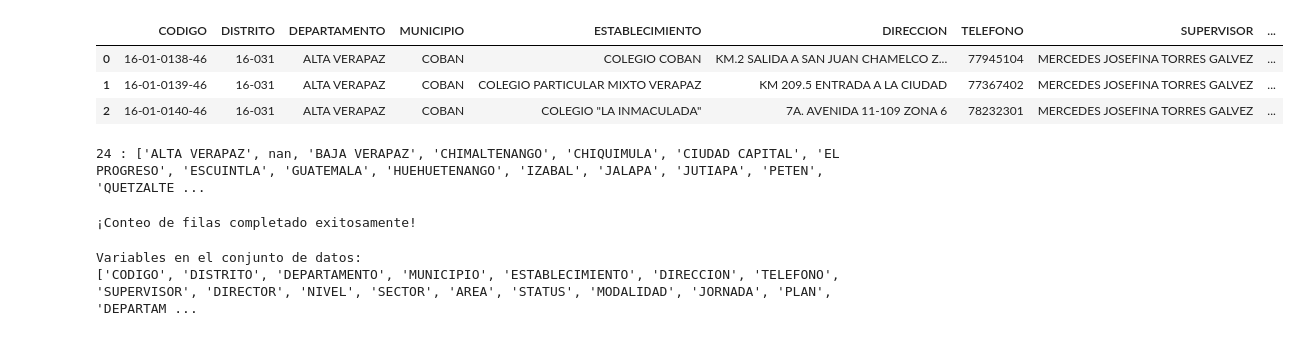
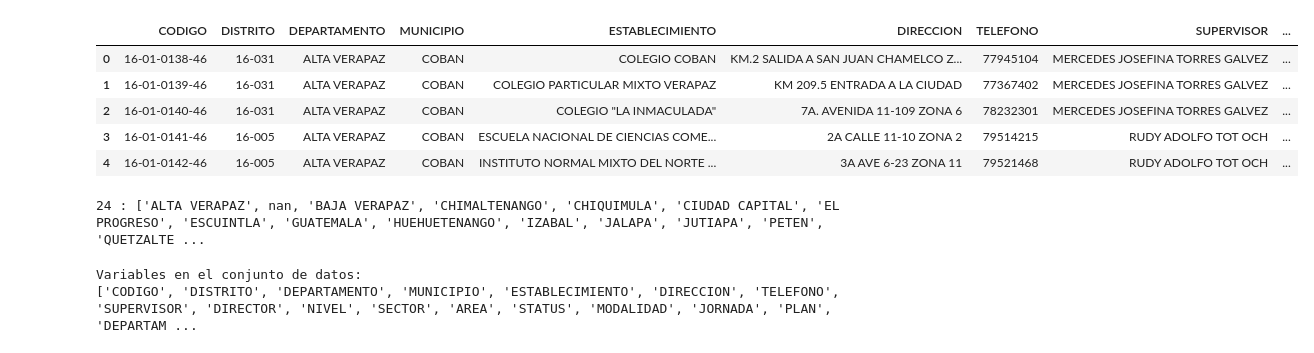
Before and after one commit to Gustixa/P1_DS, a Jupyter notebook: p1.ipynb, the cells around one changed output. Cells and saved outputs as stored; diff of their text form; code cells hidden in the pictures.

```diff
--- a/p1.ipynb
+++ b/p1.ipynb
@@ -30,12 +29,14 @@ if len(dataframes) > 0:
 	print("¡Archivos CSV combinados y limpios exitosamente!")
 # %%
 df = pd.read_csv("dataset.csv", encoding="utf-8")
-df.head(3)
+df.head(5)
 # %% [output]
 |  | CODIGO | DISTRITO | DEPARTAMENTO | MUNICIPIO | ESTABLECIMIENTO | DIRECCION | TELEFONO | SUPERVISOR | ... |
 | 0 | 16-01-0138-46 | 16-031 | ALTA VERAPAZ | COBAN | COLEGIO COBAN | KM.2 SALIDA A SAN JUAN CHAMELCO Z... | 77945104 | MERCEDES JOSEFINA TORRES GALVEZ | ... |
 | 1 | 16-01-0139-46 | 16-031 | ALTA VERAPAZ | COBAN | COLEGIO PARTICULAR MIXTO VERAPAZ | KM 209.5 ENTRADA A LA CIUDAD | 77367402 | MERCEDES JOSEFINA TORRES GALVEZ | ... |
 | 2 | 16-01-0140-46 | 16-031 | ALTA VERAPAZ | COBAN | COLEGIO "LA INMACULADA" | 7A. AVENIDA 11-109 ZONA 6 | 78232301 | MERCEDES JOSEFINA TORRES GALVEZ | ... |
+| 3 | 16-01-0141-46 | 16-005 | ALTA VERAPAZ | COBAN | ESCUELA NACIONAL DE CIENCIAS COME... | 2A CALLE 11-10 ZONA 2 | 79514215 | RUDY ADOLFO TOT OCH | ... |
+| 4 | 16-01-0142-46 | 16-005 | ALTA VERAPAZ | COBAN | INSTITUTO NORMAL MIXTO DEL NORTE ... | 3A AVE 6-23 ZONA 11 | 79521468 | RUDY ADOLFO TOT OCH | ... |
 # %%
 deptos = df['DEPARTAMENTO']
 deptos = list(dict.fromkeys(deptos))
@@ -43,27 +44,26 @@ print(f"{len(deptos)} : {deptos}")
 # %% [output]
 24 : ['ALTA VERAPAZ', nan, 'BAJA VERAPAZ', 'CHIMALTENANGO', 'CHIQUIMULA', 'CIUDAD CAPITAL', 'EL PROGRESO', 'ESCUINTLA', 'GUATEMALA', 'HUEHUETENANGO', 'IZABAL', 'JALAPA', 'JUTIAPA', 'PETEN', 'QUETZALTE ...
 # %%
-# Inicializa un diccionario para almacenar el conteo de filas de cada archivo
-file_row_counts = {}
+if len(dataframes) > 0:
+	# Inicializa un diccionario para almacenar el conteo de filas de cada archivo
+	file_row_counts = {}
 
-# Recorre todos los archivos en el directorio
-for filename in os.listdir(directorio):
-	if filename.endswith(".csv"):
-		filepath = os.path.join(directorio, filename)
-		# Lee cada archivo CSV omitiendo la primera fila
-		df = pd.read_csv(filepath, skiprows=1, encoding="utf-8")
-		# Elimina columnas "Unnamed"
-		df = df.loc[:, ~df.columns.str.contains('^Unnamed')]
-		# Cuenta el número de filas y almacena el resultado en el diccionario
-		file_row_counts[filename] = df.shape[0]
+	# Recorre todos los archivos en el directorio
+	for filename in os.listdir(directorio):
+		if filename.endswith(".csv"):
+			filepath = os.path.join(directorio, filename)
+			# Lee cada archivo CSV omitiendo la primera fila
+			df = pd.read_csv(filepath, skiprows=1, encoding="utf-8")
+			# Elimina columnas "Unnamed"
+			df = df.loc[:, ~df.columns.str.contains('^Unnamed')]
+			# Cuenta el número de filas y almacena el resultado en el diccionario
+			file_row_counts[filename] = df.shape[0]
 
-# Imprime el conteo de filas de cada archivo
-for filename, row_count in file_row_counts.items():
-	print(f"El archivo '{filename}' tiene {row_count} filas (excluyendo encabezados).")
+	# Imprime el conteo de filas de cada archivo
+	for filename, row_count in file_row_counts.items():
+		print(f"El archivo '{filename}' tiene {row_count} filas (excluyendo encabezados).")
 
-print("¡Conteo de filas completado exitosamente!")
+	print("¡Conteo de filas completado exitosamente!")
-# %% [output]
-¡Conteo de filas completado exitosamente!
 # %%
 data = df
 
```
Also changed, not shown: parts of 12 cells of this notebook.
